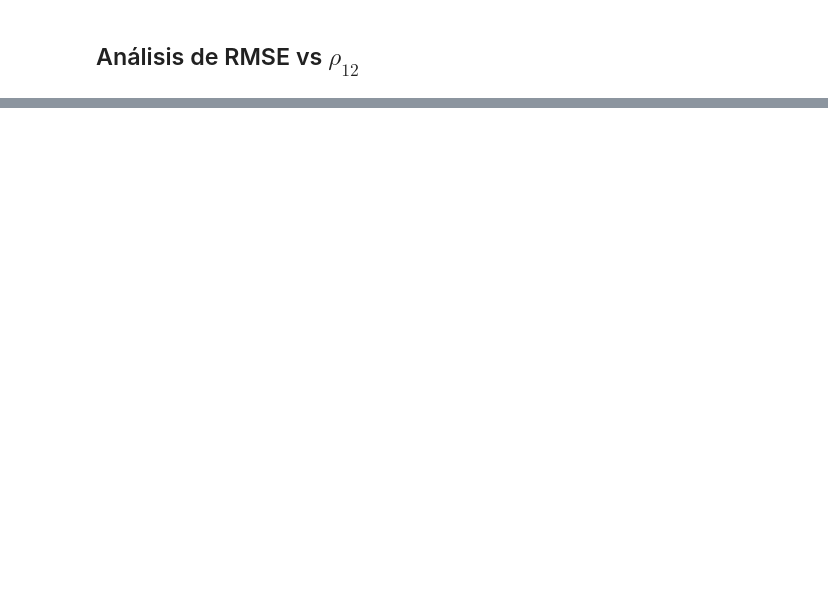
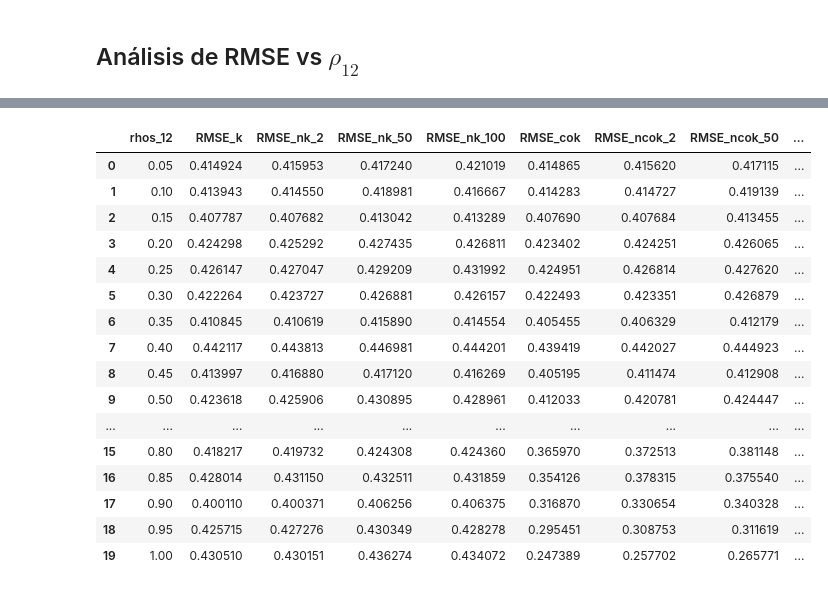
Before and after one commit to AlejandroVillazonG/NestedCoKriging, a Jupyter notebook: 4 nestedCoKriging.ipynb, the cells around one changed output, grey strips where cells are left out. Cells and saved outputs as stored; diff of their text form; code cells hidden in the pictures; blank space fills up the shorter version.

```diff
--- a/4 nestedCoKriging.ipynb
+++ b/4 nestedCoKriging.ipynb
@@ -610,0 +639,28 @@ plt.xlabel(r'$\rho_{12}$'); plt.ylabel('RMSE');
+# %%
+df = pd.DataFrame()
+
+df['rhos_12'] = rhos_12
+df['RMSE_k'] = RMSEs_K
+df[['RMSE_nk_2', 'RMSE_nk_50', 'RMSE_nk_100']] = RMSEs_NK
+df['RMSE_cok'] = RMSEs_coK
+df[['RMSE_ncok_2', 'RMSE_ncok_50', 'RMSE_ncok_100']] = RMSEs_NcoK
+
+df
+# %% [output]
+|  | rhos_12 | RMSE_k | RMSE_nk_2 | RMSE_nk_50 | RMSE_nk_100 | RMSE_cok | RMSE_ncok_2 | RMSE_ncok_50 | ... |
+| 0 | 0.05 | 0.414924 | 0.415953 | 0.417240 | 0.421019 | 0.414865 | 0.415620 | 0.417115 | ... |
+| 1 | 0.10 | 0.413943 | 0.414550 | 0.418981 | 0.416667 | 0.414283 | 0.414727 | 0.419139 | ... |
+| 2 | 0.15 | 0.407787 | 0.407682 | 0.413042 | 0.413289 | 0.407690 | 0.407684 | 0.413455 | ... |
+| 3 | 0.20 | 0.424298 | 0.425292 | 0.427435 | 0.426811 | 0.423402 | 0.424251 | 0.426065 | ... |
+| 4 | 0.25 | 0.426147 | 0.427047 | 0.429209 | 0.431992 | 0.424951 | 0.426814 | 0.427620 | ... |
+| 5 | 0.30 | 0.422264 | 0.423727 | 0.426881 | 0.426157 | 0.422493 | 0.423351 | 0.426879 | ... |
+| 6 | 0.35 | 0.410845 | 0.410619 | 0.415890 | 0.414554 | 0.405455 | 0.406329 | 0.412179 | ... |
+| 7 | 0.40 | 0.442117 | 0.443813 | 0.446981 | 0.444201 | 0.439419 | 0.442027 | 0.444923 | ... |
+| 8 | 0.45 | 0.413997 | 0.416880 | 0.417120 | 0.416269 | 0.405195 | 0.411474 | 0.412908 | ... |
+| 9 | 0.50 | 0.423618 | 0.425906 | 0.430895 | 0.428961 | 0.412033 | 0.420781 | 0.424447 | ... |
+| ... | ... | ... | ... | ... | ... | ... | ... | ... | ... |
+| 15 | 0.80 | 0.418217 | 0.419732 | 0.424308 | 0.424360 | 0.365970 | 0.372513 | 0.381148 | ... |
+| 16 | 0.85 | 0.428014 | 0.431150 | 0.432511 | 0.431859 | 0.354126 | 0.378315 | 0.375540 | ... |
+| 17 | 0.90 | 0.400110 | 0.400371 | 0.406256 | 0.406375 | 0.316870 | 0.330654 | 0.340328 | ... |
+| 18 | 0.95 | 0.425715 | 0.427276 | 0.430349 | 0.428278 | 0.295451 | 0.308753 | 0.311619 | ... |
+| 19 | 1.00 | 0.430510 | 0.430151 | 0.436274 | 0.434072 | 0.247389 | 0.257702 | 0.265771 | ... |
```
Also changed, not shown: parts of 13 cells of this notebook.
